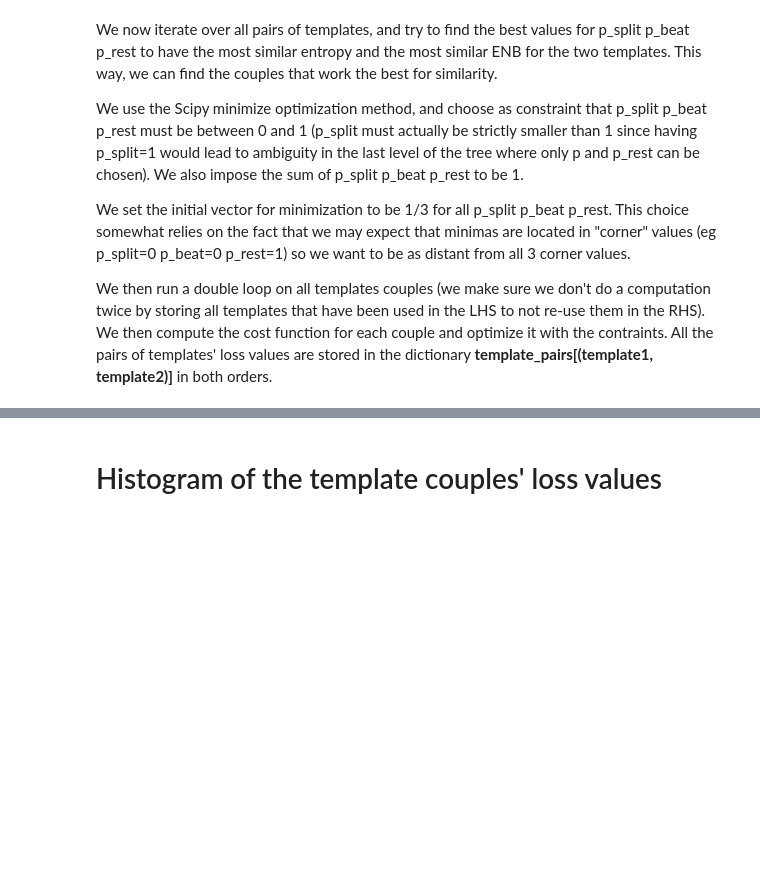
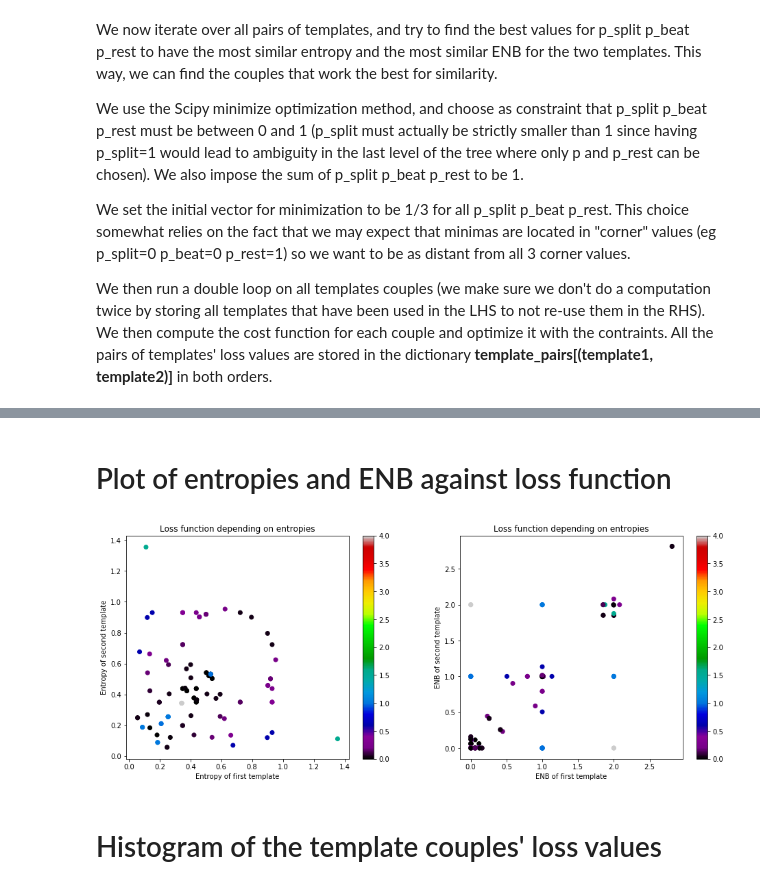
Before and after one commit to lucieperrotta/DCML, a Jupyter notebook: Pipeline.ipynb, the cells around one changed output, grey strips where cells are left out. Cells and saved outputs as stored; diff of their text form; code cells hidden in the pictures; blank space fills up the shorter version.

Commit message:
Mega plot for entropy vs loss, ENB vs loss

```diff
--- a/Pipeline.ipynb
+++ b/Pipeline.ipynb
@@ -503,3 +497,66 @@ Iteration 11 : (p_rest, ())
+# %% [markdown]
+# Plot of entropies and ENB against loss function
+# %%
+entropies_x = np.empty(0) # data (entropies) to plot on x axis
+entropies_y = np.empty(0) # data (entropies) to plot on y axis
+ENBs_x = np.empty(0) # data (ENBs) to plot on x axis
+ENBs_y = np.empty(0) # data (ENBs) to plot on y axis
+color = np.empty(0) # data (loss value) to plot as the color of the dot
+
+# Fill the data on way
+used_templates = set()
+for template1 in all_templates:
+    used_templates.add(template1) # check that we don't do the same computation back and forth
+    for template2 in all_templates:
+        if(template2 not in used_templates):
+
+            minimum = template_pairs[template1, template2].get('x')
+            loss = template_pairs[template1, template2].get('fun')
+            color = np.append(color, loss)
+
+            entropy_x = template2entropy_f[template1](minimum[0], minimum[1], minimum[2])
+            entropy_y = template2entropy_f[template2](minimum[0], minimum[1], minimum[2])
+            entropies_x = np.append(entropies_x, entropy_x)
+            entropies_y = np.append(entropies_y, entropy_y)
+
+            ENB_x = template2ENB_f[template1](minimum[0], minimum[1], minimum[2])
+            ENB_y = template2ENB_f[template2](minimum[0], minimum[1], minimum[2])
+            ENBs_x = np.append(ENBs_x, ENB_x)
+            ENBs_y = np.append(ENBs_y, ENB_y)
+
+
+# Fill data other way
+color = np.append(color, color)
+
+entropies_x_old = entropies_x
+entropies_x = np.append(entropies_x, entropies_y)
+entropies_y = np.append(entropies_y, entropies_x_old)
+
+ENBs_x_old = ENBs_x
+ENBs_x = np.append(ENBs_x, ENBs_y)
+ENBs_y = np.append(ENBs_y, ENBs_x_old)
+
+# Plot
+from matplotlib.pyplot import figure
+figure(num=None, figsize=(16, 6))
+
+plt.subplot(1,2,1)
+plt.scatter(entropies_x, entropies_y,  c=color, cmap='nipy_spectral')
+plt.title('Loss function depending on entropies')
+plt.xlabel('Entropy of first template')
+plt.ylabel('Entropy of second template')
+plt.colorbar()
+
+plt.subplot(1,2,2)
+plt.scatter(ENBs_x, ENBs_y,  c=color, cmap='nipy_spectral')
+plt.title('Loss function depending on entropies')
+plt.xlabel('ENB of first template')
+plt.ylabel('ENB of second template')
+plt.colorbar()
+
+plt.show()
+# %% [output]
+[figure, added]
 # %% [markdown]
 # Histogram of the template couples' loss values
 # %%
```
Also changed, not shown: parts of 3 cells of this notebook.
